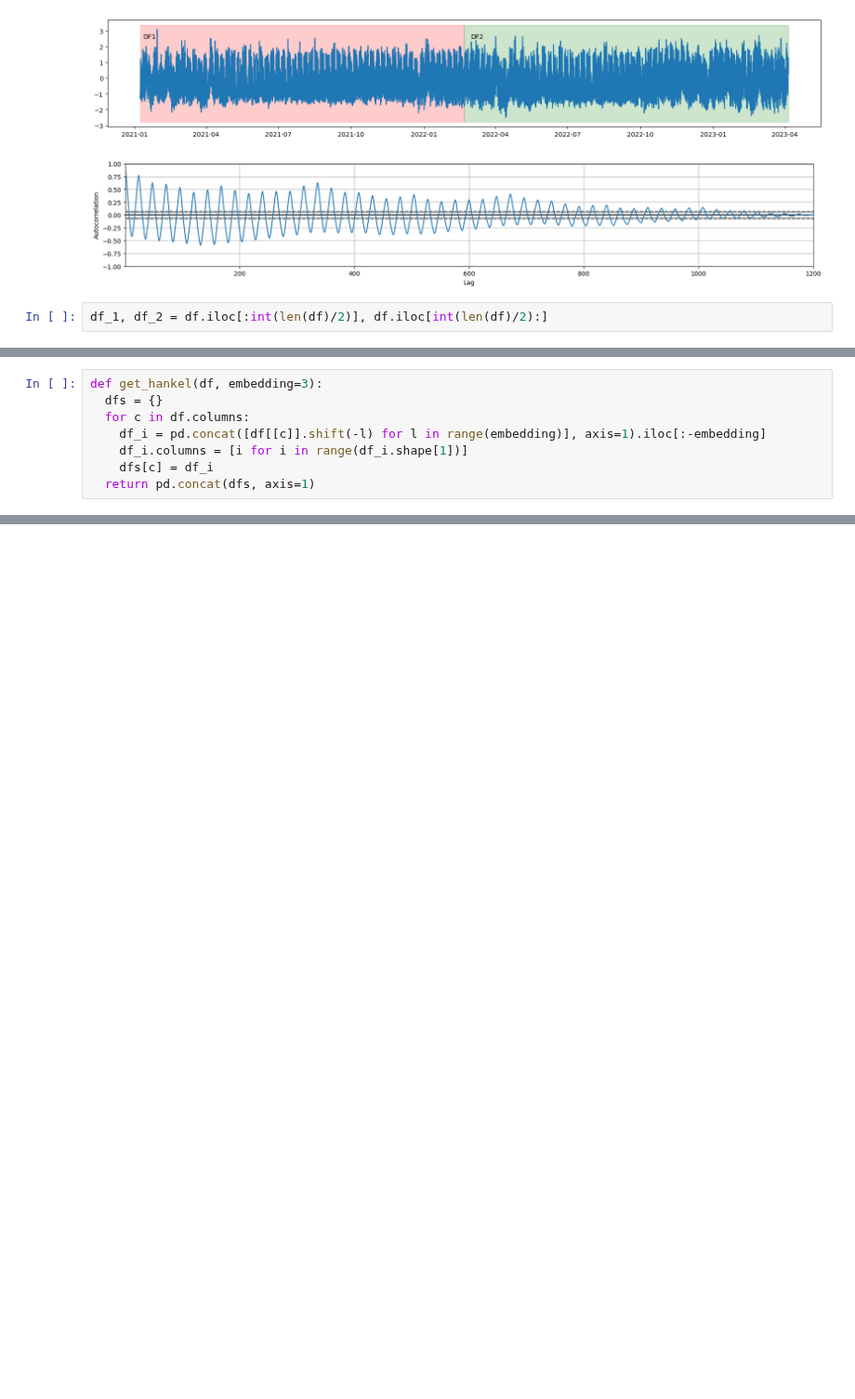
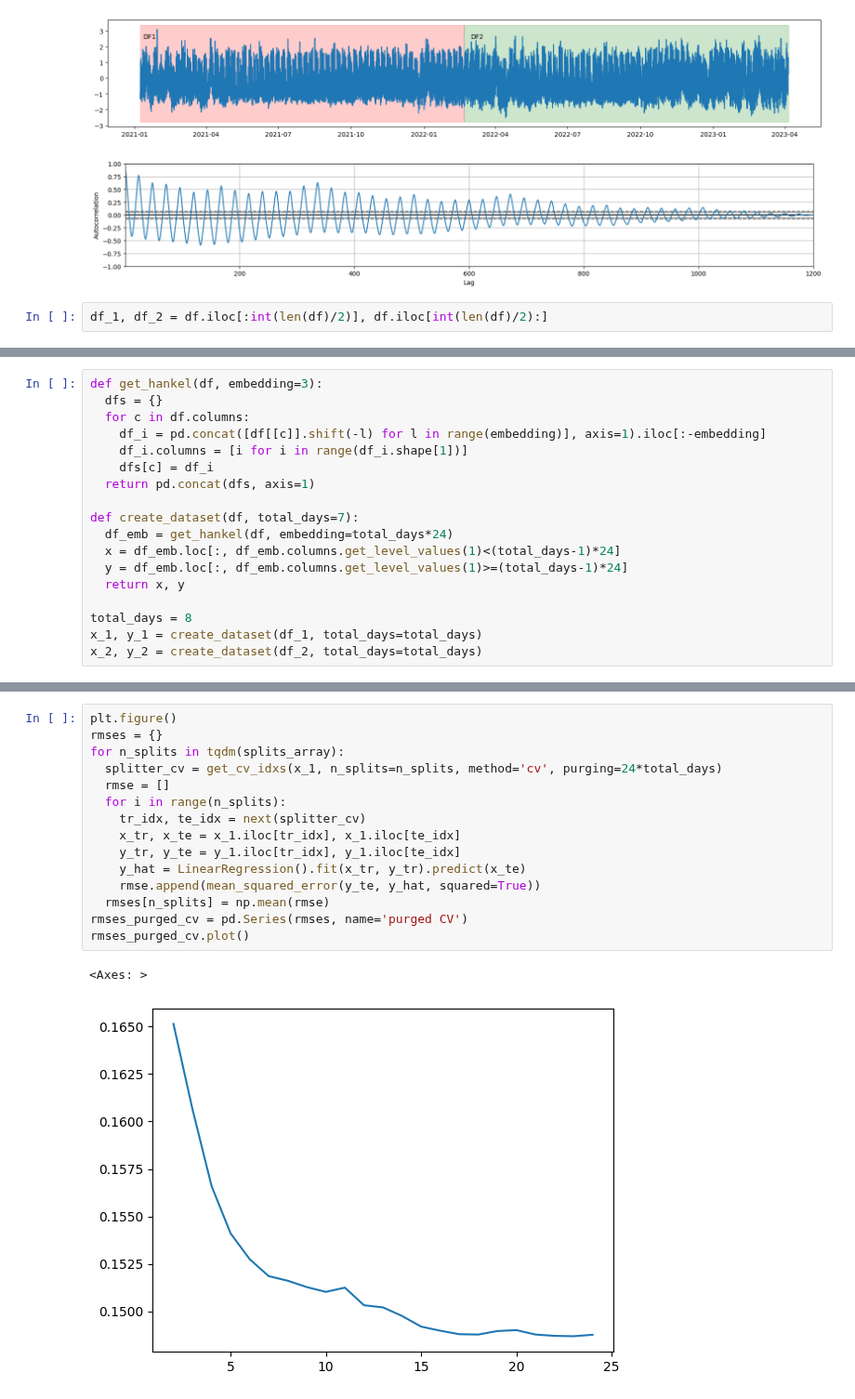
Before and after one commit to nepslor/teaching, a Jupyter notebook: TimeSeriesForecasting/cross_validation.ipynb, the cells around one changed output, grey strips where cells are left out. Shown at 93% size. Cells and saved outputs as stored; diff of their text form; blank space fills up the shorter version.

```diff
--- a/TimeSeriesForecasting/cross_validation.ipynb
+++ b/TimeSeriesForecasting/cross_validation.ipynb
@@ -40,3 +92,13 @@ def get_hankel(df, embedding=3):
     df_i.columns = [i for i in range(df_i.shape[1])]
     dfs[c] = df_i
   return pd.concat(dfs, axis=1)
+
+def create_dataset(df, total_days=7):
+  df_emb = get_hankel(df, embedding=total_days*24)
+  x = df_emb.loc[:, df_emb.columns.get_level_values(1)<(total_days-1)*24]
+  y = df_emb.loc[:, df_emb.columns.get_level_values(1)>=(total_days-1)*24]
+  return x, y
+
+total_days = 8
+x_1, y_1 = create_dataset(df_1, total_days=total_days)
+x_2, y_2 = create_dataset(df_2, total_days=total_days)
@@ -42,0 +151,18 @@ def get_hankel(df, embedding=3):
+# %%
+plt.figure()
+rmses = {}
+for n_splits in tqdm(splits_array):
+  splitter_cv = get_cv_idxs(x_1, n_splits=n_splits, method='cv', purging=24*total_days)
+  rmse = []
+  for i in range(n_splits):
+    tr_idx, te_idx = next(splitter_cv)
+    x_tr, x_te = x_1.iloc[tr_idx], x_1.iloc[te_idx]
+    y_tr, y_te = y_1.iloc[tr_idx], y_1.iloc[te_idx]
+    y_hat = LinearRegression().fit(x_tr, y_tr).predict(x_te)
+    rmse.append(mean_squared_error(y_te, y_hat, squared=True))
+  rmses[n_splits] = np.mean(rmse)
+rmses_purged_cv = pd.Series(rmses, name='purged CV')
+rmses_purged_cv.plot()
+# %% [output]
+<Axes: >
+[figure, added]
```
Also changed, not shown: parts of 8 cells of this notebook.
